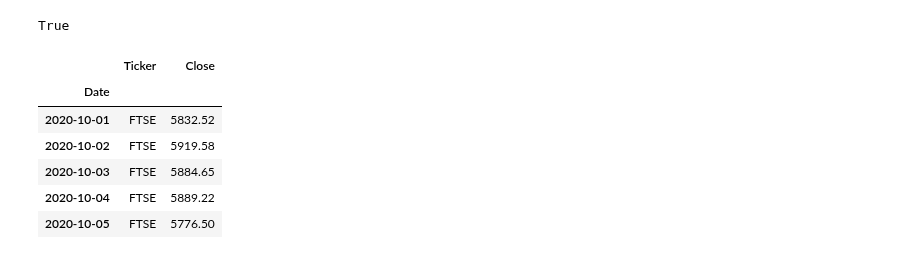
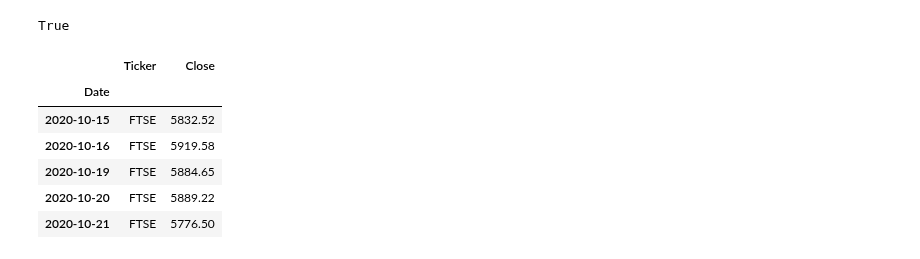
Before and after one commit to justinj8/Machine-Learning_Project, a Jupyter notebook: NLP_NYT.ipynb, the cells around one changed output. Drawn from its saved outputs; the diff is of its cells as text; code cells hidden in the pictures.

```diff
--- a/NLP_NYT.ipynb
+++ b/NLP_NYT.ipynb
@@ -67,15 +67,15 @@ df_nlp.set_index('Date', inplace = True)
 df_nlp.to_csv(r'df_nlp.csv', index = True)
 # %%
 file2 = pd.read_csv("global_indicies.csv", infer_datetime_format = True, parse_dates = True )
-file2["Date"]=pd.to_datetime(file["Date"])
+file2["Date"]=pd.to_datetime(file2["Date"])
 file2["Date"]=file2["Date"].dt.date
 file2.set_index("Date",inplace=True)
 file2.head()
 # %% [output]
 |  | Ticker | Close |
 | Date |  |  |
-| 2020-10-01 | FTSE | 5832.52 |
-| 2020-10-02 | FTSE | 5919.58 |
-| 2020-10-03 | FTSE | 5884.65 |
-| 2020-10-04 | FTSE | 5889.22 |
-| 2020-10-05 | FTSE | 5776.50 |
+| 2020-10-15 | FTSE | 5832.52 |
+| 2020-10-16 | FTSE | 5919.58 |
+| 2020-10-19 | FTSE | 5884.65 |
+| 2020-10-20 | FTSE | 5889.22 |
+| 2020-10-21 | FTSE | 5776.50 |
```
Also changed, not shown: parts of 6 cells of this notebook, 2 other files.
